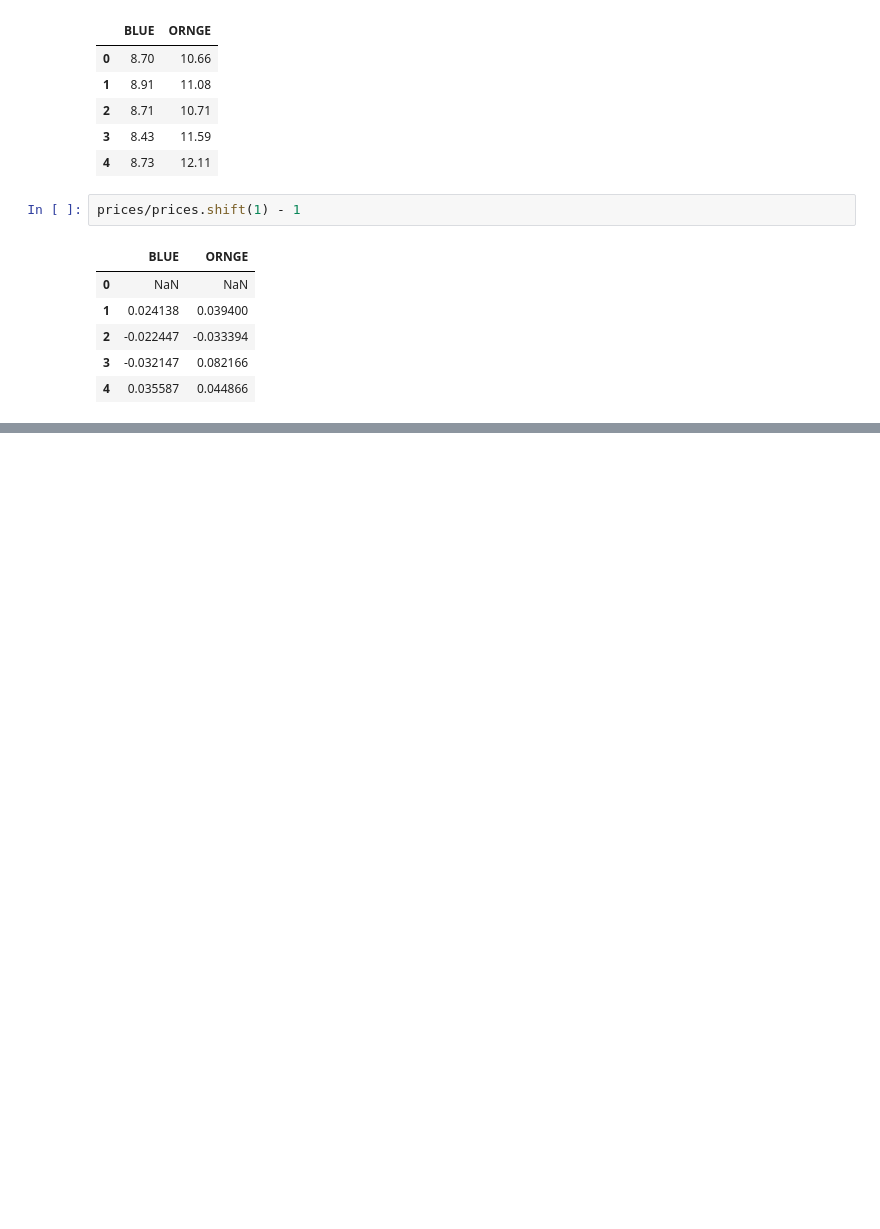
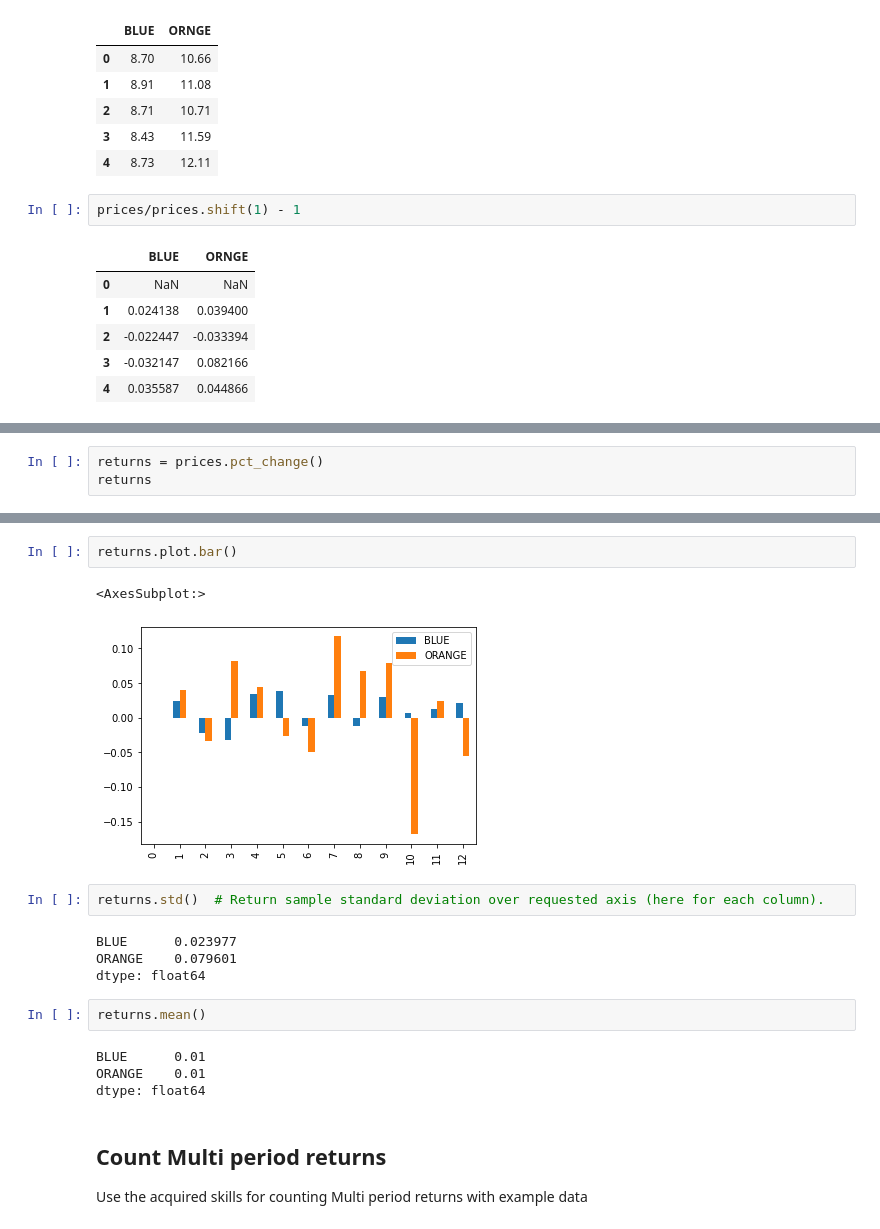
Before and after one commit to ididit4you/Investment-Management-with-Python, a Jupyter notebook: introduction/week_1/Fundamentals of returns.ipynb, the cells around one changed output, grey strips where cells are left out. Cells and saved outputs as stored; diff of their text form; blank space fills up the shorter version.

Commit message:
add lab session for returns

```diff
--- a/introduction/week_1/Fundamentals of returns.ipynb
+++ b/introduction/week_1/Fundamentals of returns.ipynb
@@ -205,0 +247,3 @@ prices/prices.shift(1) - 1
+# %%
+returns = prices.pct_change()
+returns
@@ -205,0 +270,20 @@ prices/prices.shift(1) - 1
+# %%
+returns.plot.bar()
+# %% [output]
+<AxesSubplot:>
+[figure, added]
+# %%
+returns.std()  # Return sample standard deviation over requested axis (here for each column).
+# %% [output]
+BLUE      0.023977
+ORANGE    0.079601
+dtype: float64
+# %%
+returns.mean()
+# %% [output]
+BLUE      0.01
+ORANGE    0.01
+dtype: float64
+# %% [markdown]
+## Count Multi period returns
+Use the acquired skills for counting Multi period returns with example data
```
Also changed, not shown: parts of 13 cells of this notebook.
